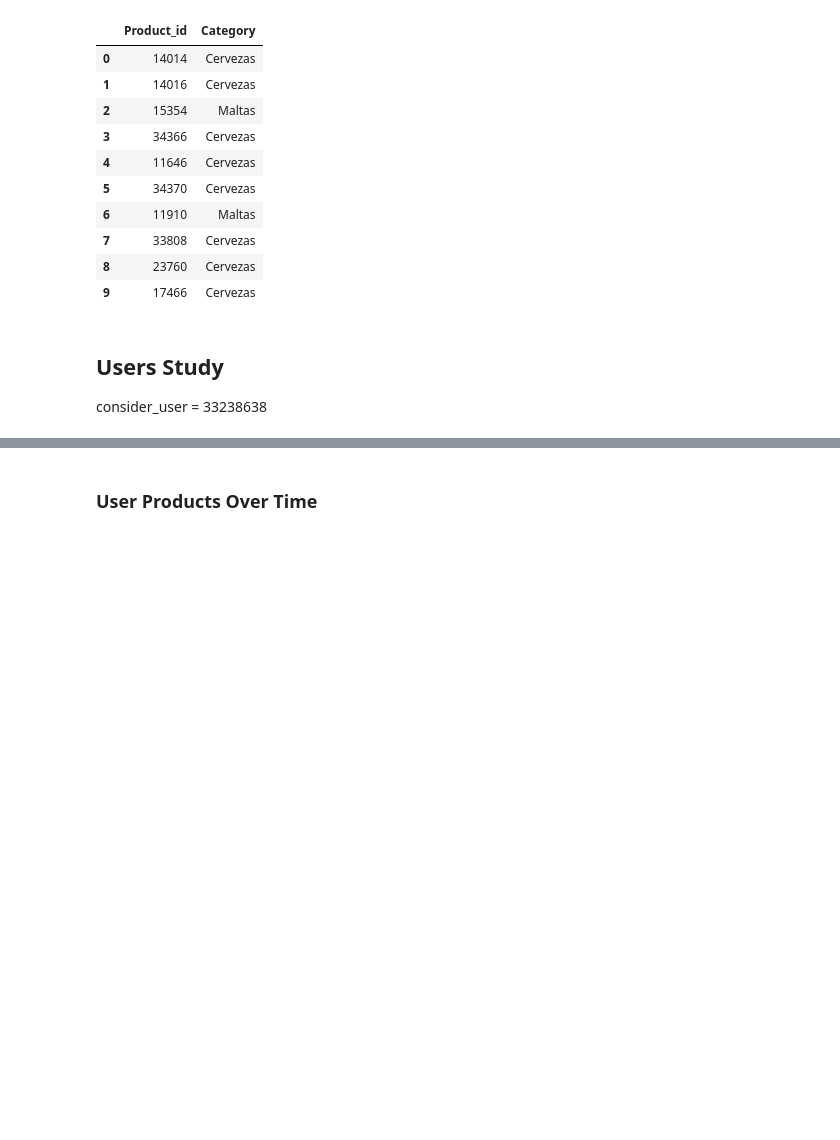
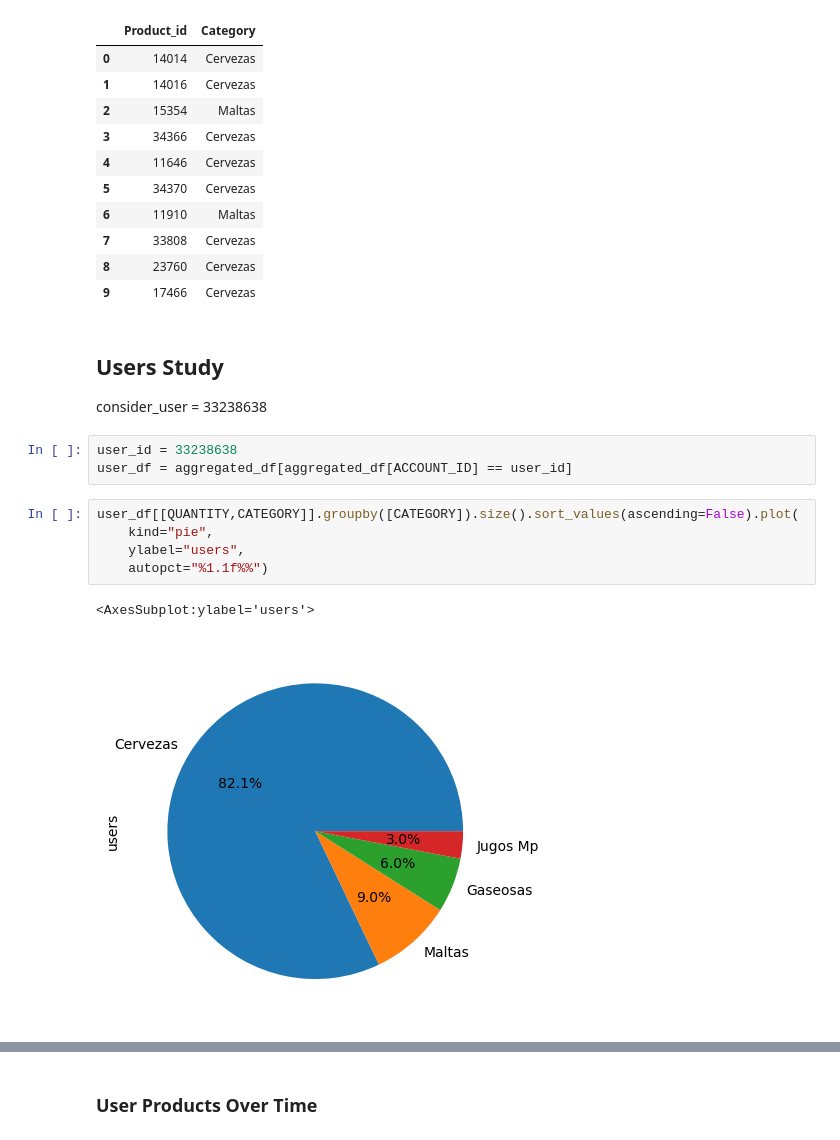
Before and after one commit to EliuthLoga/ABInBevAnalytics, a Jupyter notebook: com/analitics/DataDescriptionReport.ipynb, the cells around one changed output, grey strips where cells are left out. Drawn from its saved outputs; the diff is of its cells as text; blank space fills up the shorter version.

```diff
--- a/com/analitics/DataDescriptionReport.ipynb
+++ b/com/analitics/DataDescriptionReport.ipynb
@@ -343,3 +426,14 @@ util.get_products_category(
 ## Users Study
 
 consider_user = 33238638
+# %%
+user_id = 33238638
+user_df = aggregated_df[aggregated_df[ACCOUNT_ID] == user_id]
+# %%
+user_df[[QUANTITY,CATEGORY]].groupby([CATEGORY]).size().sort_values(ascending=False).plot(
+    kind="pie",
+    ylabel="users",
+    autopct="%1.1f%%")
+# %% [output]
+<AxesSubplot:ylabel='users'>
+[figure, added]
```
Also changed, not shown: parts of 22 cells of this notebook.
